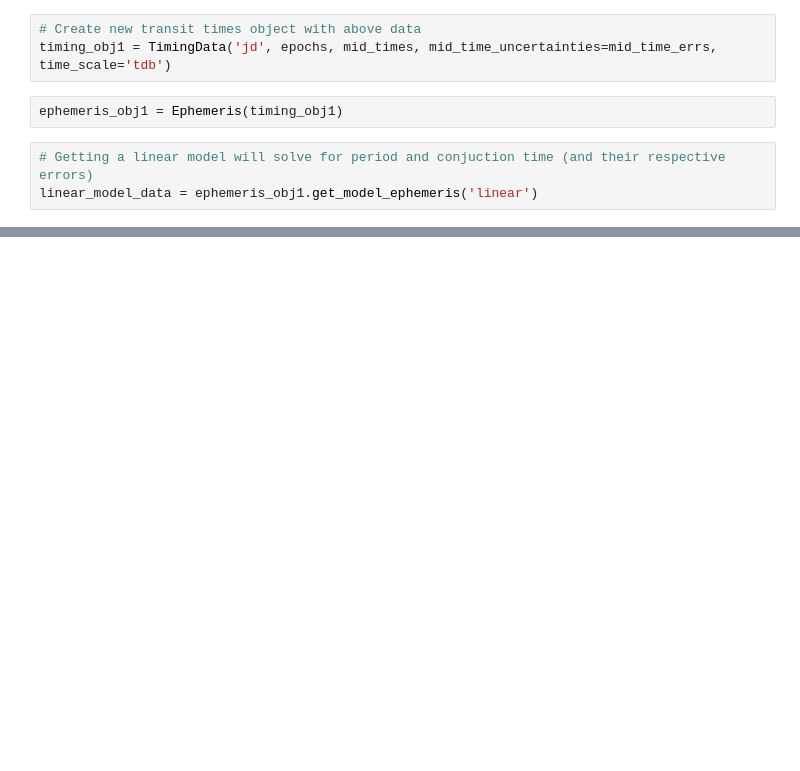
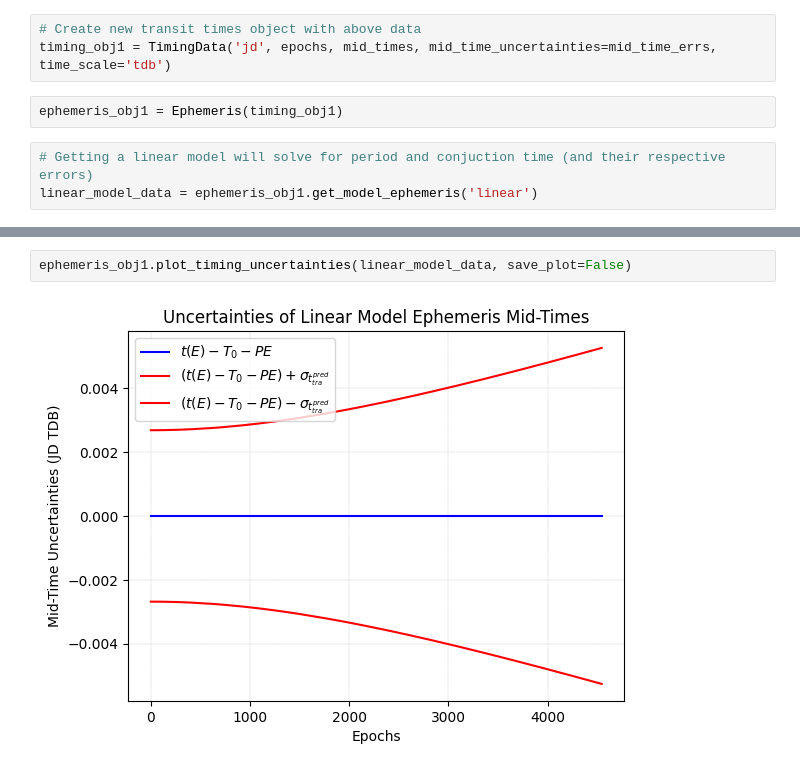
Before and after one commit to maliabarker/tres3-occultation, a Jupyter notebook: tres_3b.ipynb, the cells around one changed output, grey strips where cells are left out. Drawn from its saved outputs; the diff is of its cells as text; blank space fills up the shorter version.

```diff
--- a/tres_3b.ipynb
+++ b/tres_3b.ipynb
@@ -23,0 +35,4 @@ linear_model_data = ephemeris_obj1.get_model_ephemeris('linear')
+# %%
+ephemeris_obj1.plot_timing_uncertainties(linear_model_data, save_plot=False)
+# %% [output]
+[figure, added]
```
Also changed, not shown: parts of 10 cells of this notebook, 8 other files.
